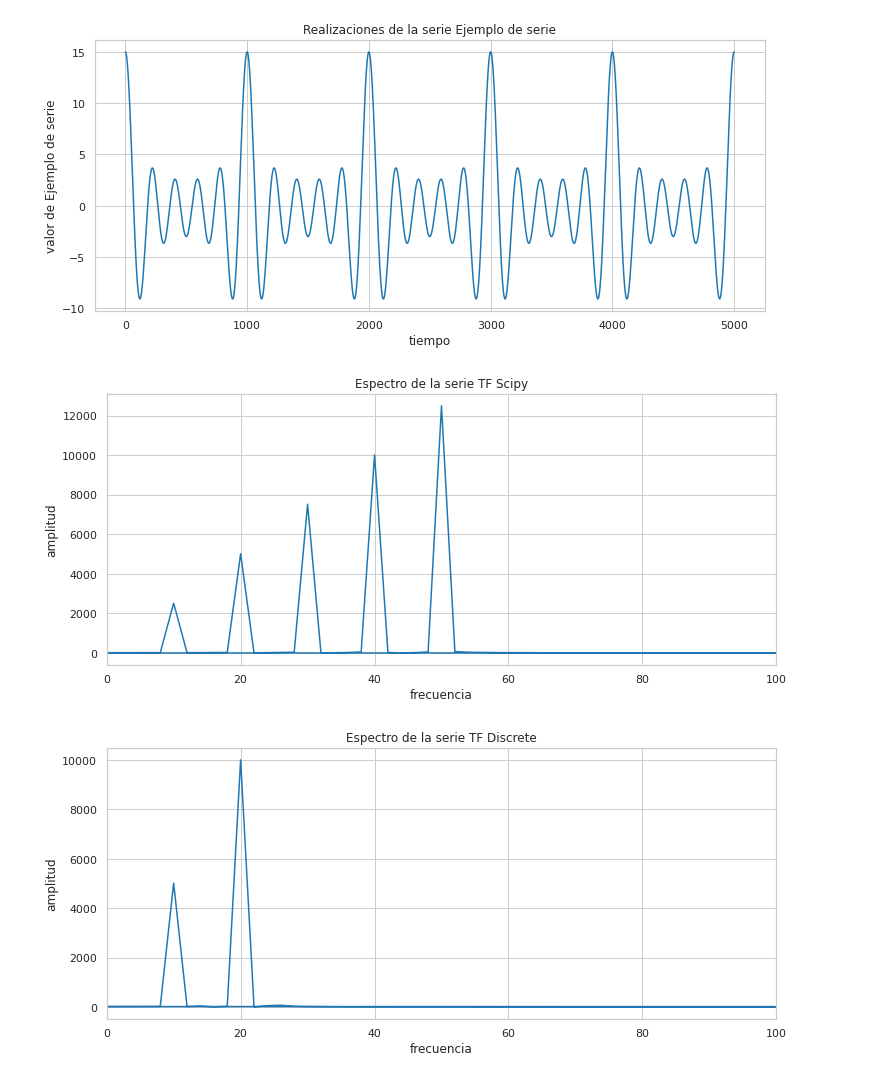
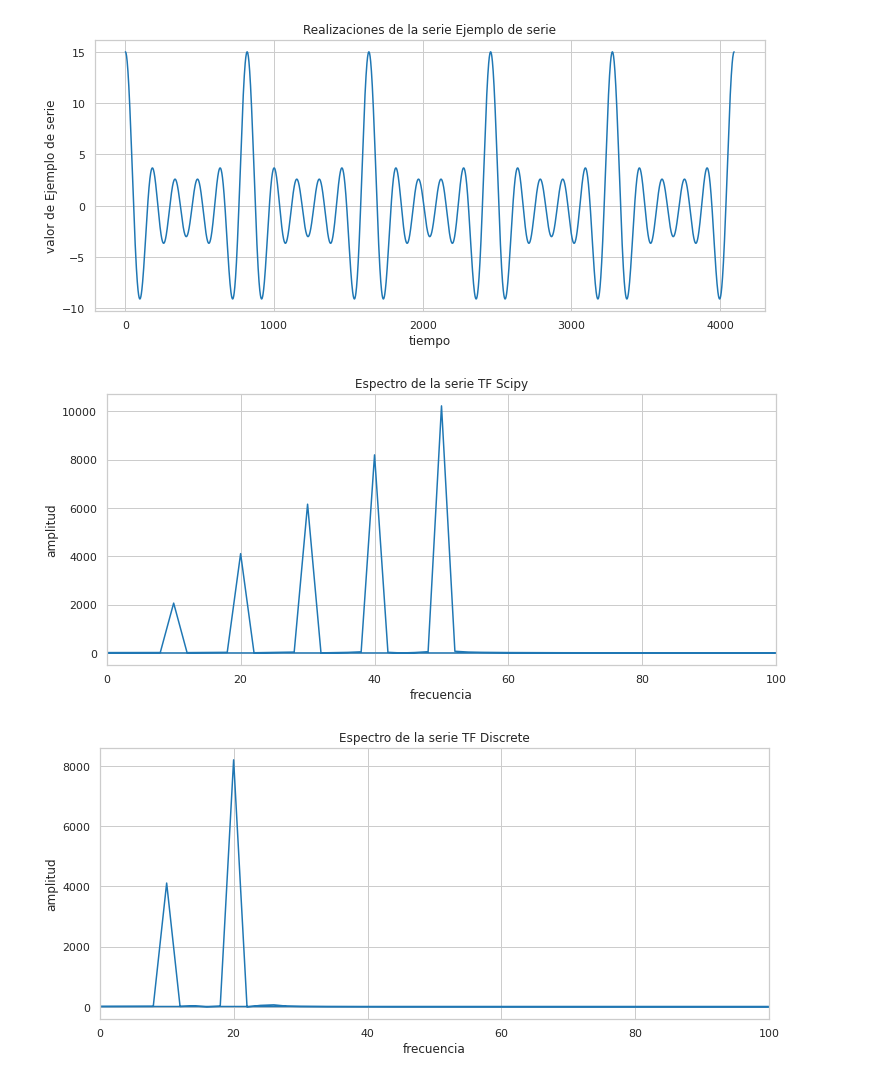
Before and after one commit to camilocarvajalreyes/tareas-MDS7204, a Jupyter notebook: unidad_1/tarea_2/fft.ipynb, the cells around one changed output. Drawn from its saved outputs; the diff is of its cells as text; code cells hidden in the pictures.

```diff
--- a/unidad_1/tarea_2/fft.ipynb
+++ b/unidad_1/tarea_2/fft.ipynb
@@ -9,13 +9,13 @@ from FourierTransform import DiscreteFourierTransform, FastFourierTransform
 omega = 10*2*np.pi
 cosenos = lambda t: np.sum([n*np.cos(n*omega*t) for n in range(1,6)])
 # %%
-N = 5000
+N = int(2**12)
 t_max = 0.5
 serie_cos = np.array([cosenos(t) for t in np.linspace(0,t_max,N)])
 
 plot_series(serie_cos,'Ejemplo de serie')
 # %% [output]
-[figure, old version]
+[figure, new version]
 # %%
 from scipy.fft import fft, fftfreq
 
@@ -24,11 +24,11 @@ freq = fftfreq(N, t_max/N)
 
 plot_spectrum(freq,np.abs(ft_scipy),'TF Scipy',ylabel='amplitud',max_freq=100)
 # %% [output]
-[figure, old version]
+[figure, new version]
 # %%
 ft_discrete = np.array([DiscreteFourierTransform(serie_cos,k) for k in freq])
 
 # plot_spectrum(np.linspace(0,100,N),ft_discrete,'TF Discrete');
 plot_spectrum(freq,np.abs(ft_discrete),'TF Discrete',ylabel='amplitud',max_freq=100);
 # %% [output]
-[figure, old version]
+[figure, new version]
```
Also changed, not shown: parts of 3 cells of this notebook, 1 other file.
